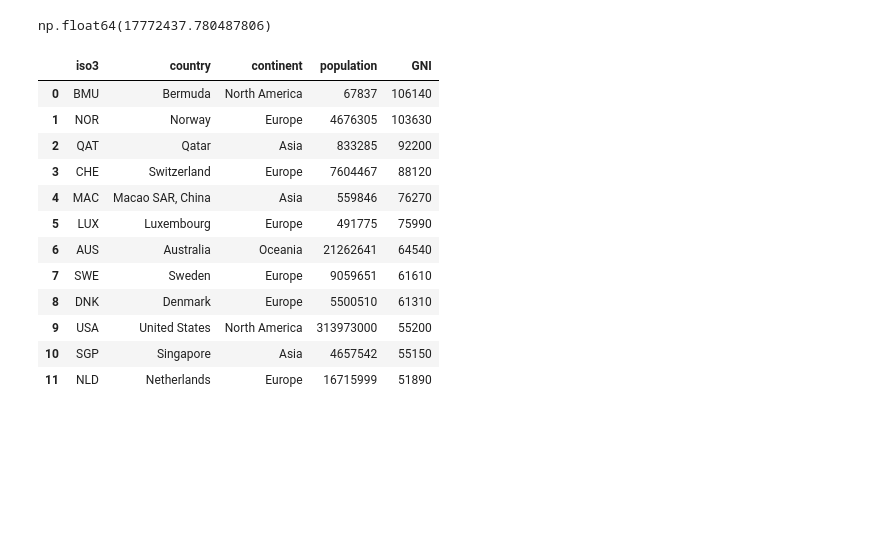
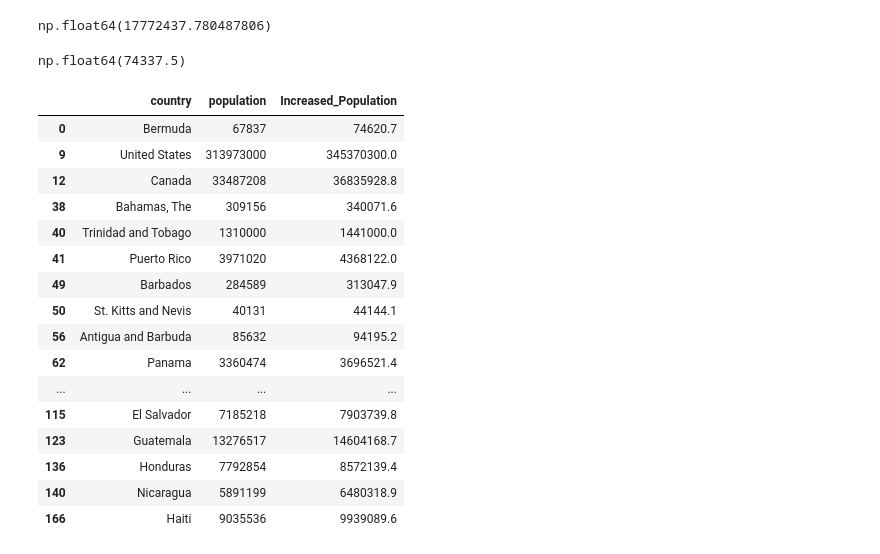
Before and after one commit to kalzumaki/exploring-data, a Jupyter notebook: try-it-out/gni2014.ipynb, the cells around one changed output. Saved outputs shown, nothing was run; the diff lists cells and outputs as text; code cells hidden in the pictures; blank space fills up the shorter version.

```diff
--- a/try-it-out/gni2014.ipynb
+++ b/try-it-out/gni2014.ipynb
@@ -94,18 +94,31 @@ df[df['continent'] == 'Europe']['population'].mean()
 np.float64(17772437.780487806)
 # %%
 #show the average GDP of countries with a GDP greater than 'Canada'
-df[df['GNI'] > df[df['country'] == 'Canada']['GNI'].mean()]
+canada_gdp = df[df['country'] == 'Canada']['GNI'].values[0]
+avg_gdp_above_canada = df[df['GNI'] > canada_gdp]['GNI'].mean()
+avg_gdp_above_canada
 # %% [output]
-|  | iso3 | country | continent | population | GNI |
-| 0 | BMU | Bermuda | North America | 67837 | 106140 |
-| 1 | NOR | Norway | Europe | 4676305 | 103630 |
-| 2 | QAT | Qatar | Asia | 833285 | 92200 |
-| 3 | CHE | Switzerland | Europe | 7604467 | 88120 |
-| 4 | MAC | Macao SAR, China | Asia | 559846 | 76270 |
-| 5 | LUX | Luxembourg | Europe | 491775 | 75990 |
-| 6 | AUS | Australia | Oceania | 21262641 | 64540 |
-| 7 | SWE | Sweden | Europe | 9059651 | 61610 |
-| 8 | DNK | Denmark | Europe | 5500510 | 61310 |
-| 9 | USA | United States | North America | 313973000 | 55200 |
-| 10 | SGP | Singapore | Asia | 4657542 | 55150 |
-| 11 | NLD | Netherlands | Europe | 16715999 | 51890 |
+np.float64(74337.5)
+# %%
+# 9. how the population of the countries in North America when the population increases by 10%
+north_america_pop = df[df['continent'] == 'North America'][['country', 'population']]
+north_america_pop['Increased_Population'] = north_america_pop['population'] * 1.10
+north_america_pop
+# %% [output]
+|  | country | population | Increased_Population |
+| 0 | Bermuda | 67837 | 74620.7 |
+| 9 | United States | 313973000 | 345370300.0 |
+| 12 | Canada | 33487208 | 36835928.8 |
+| 38 | Bahamas, The | 309156 | 340071.6 |
+| 40 | Trinidad and Tobago | 1310000 | 1441000.0 |
+| 41 | Puerto Rico | 3971020 | 4368122.0 |
+| 49 | Barbados | 284589 | 313047.9 |
+| 50 | St. Kitts and Nevis | 40131 | 44144.1 |
+| 56 | Antigua and Barbuda | 85632 | 94195.2 |
+| 62 | Panama | 3360474 | 3696521.4 |
+| ... | ... | ... | ... |
+| 115 | El Salvador | 7185218 | 7903739.8 |
+| 123 | Guatemala | 13276517 | 14604168.7 |
+| 136 | Honduras | 7792854 | 8572139.4 |
+| 140 | Nicaragua | 5891199 | 6480318.9 |
+| 166 | Haiti | 9035536 | 9939089.6 |
```
Also changed, not shown: parts of 2 cells of this notebook, 3 other files.
